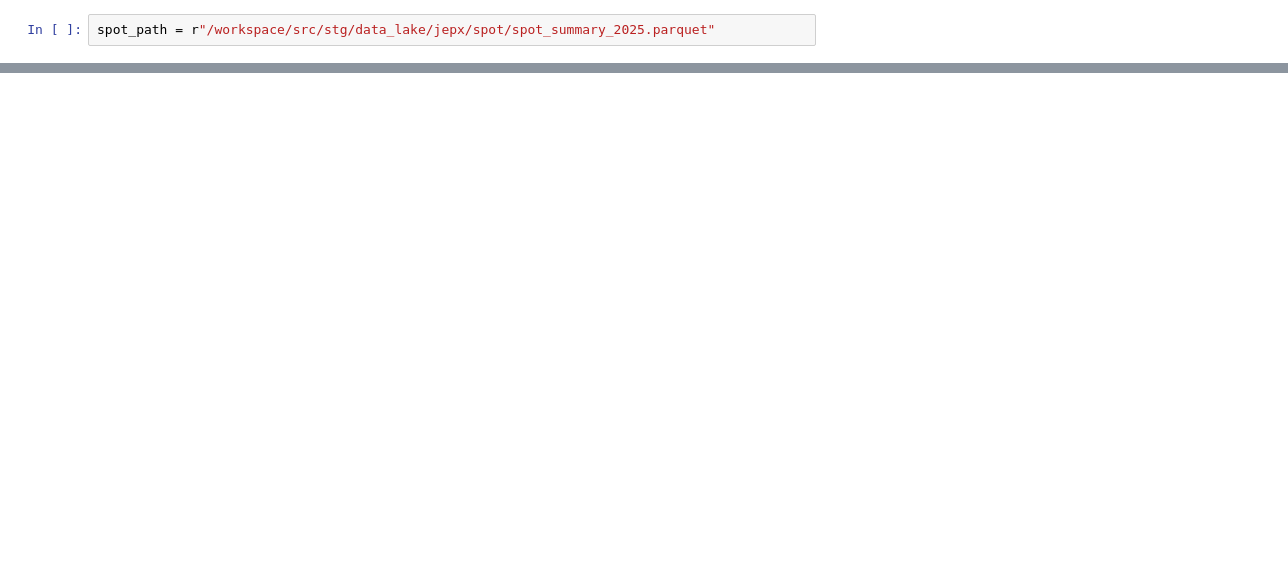
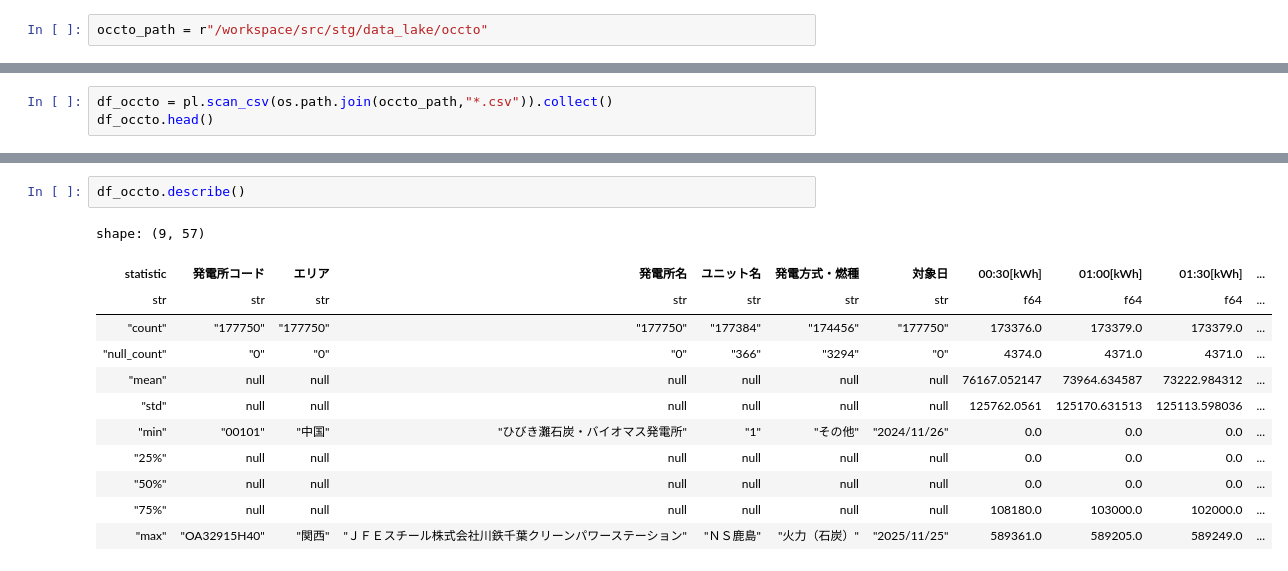
Before and after one commit to KeitaMasui1119/data-lab, a Jupyter notebook: src/stg/Jupyter/jepx_analytics.ipynb, the cells around one changed output, grey strips where cells are left out. Drawn from its saved outputs; the diff is of its cells as text; blank space fills up the shorter version.

```diff
--- a/src/stg/Jupyter/jepx_analytics.ipynb
+++ b/src/stg/Jupyter/jepx_analytics.ipynb
@@ -3,2 +9,2 @@ import polars as pl
 # %%
-spot_path = r"/workspace/src/stg/data_lake/jepx/spot/spot_summary_2025.parquet"
+occto_path = r"/workspace/src/stg/data_lake/occto"
@@ -16,0 +13,3 @@ shape: (5, 19)
+# %%
+df_occto = pl.scan_csv(os.path.join(occto_path,"*.csv")).collect()
+df_occto.head()
@@ -16,0 +45,15 @@ shape: (5, 19)
+# %%
+df_occto.describe()
+# %% [output]
+shape: (9, 57)
+| statistic | 発電所コード | エリア | 発電所名 | ユニット名 | 発電方式・燃種 | 対象日 | 00:30[kWh] | 01:00[kWh] | 01:30[kWh] | ... |
+| str | str | str | str | str | str | str | f64 | f64 | f64 | ... |
+| "count" | "177750" | "177750" | "177750" | "177384" | "174456" | "177750" | 173376.0 | 173379.0 | 173379.0 | ... |
+| "null_count" | "0" | "0" | "0" | "366" | "3294" | "0" | 4374.0 | 4371.0 | 4371.0 | ... |
+| "mean" | null | null | null | null | null | null | 76167.052147 | 73964.634587 | 73222.984312 | ... |
+| "std" | null | null | null | null | null | null | 125762.0561 | 125170.631513 | 125113.598036 | ... |
+| "min" | "00101" | "中国" | "ひびき灘石炭・バイオマス発電所" | "1" | "その他" | "2024/11/26" | 0.0 | 0.0 | 0.0 | ... |
+| "25%" | null | null | null | null | null | null | 0.0 | 0.0 | 0.0 | ... |
+| "50%" | null | null | null | null | null | null | 0.0 | 0.0 | 0.0 | ... |
+| "75%" | null | null | null | null | null | null | 108180.0 | 103000.0 | 102000.0 | ... |
+| "max" | "OA32915H40" | "関西" | "ＪＦＥスチール株式会社川鉄千葉クリーンパワーステーション" | "ＮＳ鹿島" | "火力（石炭）" | "2025/11/25" | 589361.0 | 589205.0 | 589249.0 | ... |
```
Also changed, not shown: parts of 16 cells of this notebook.
